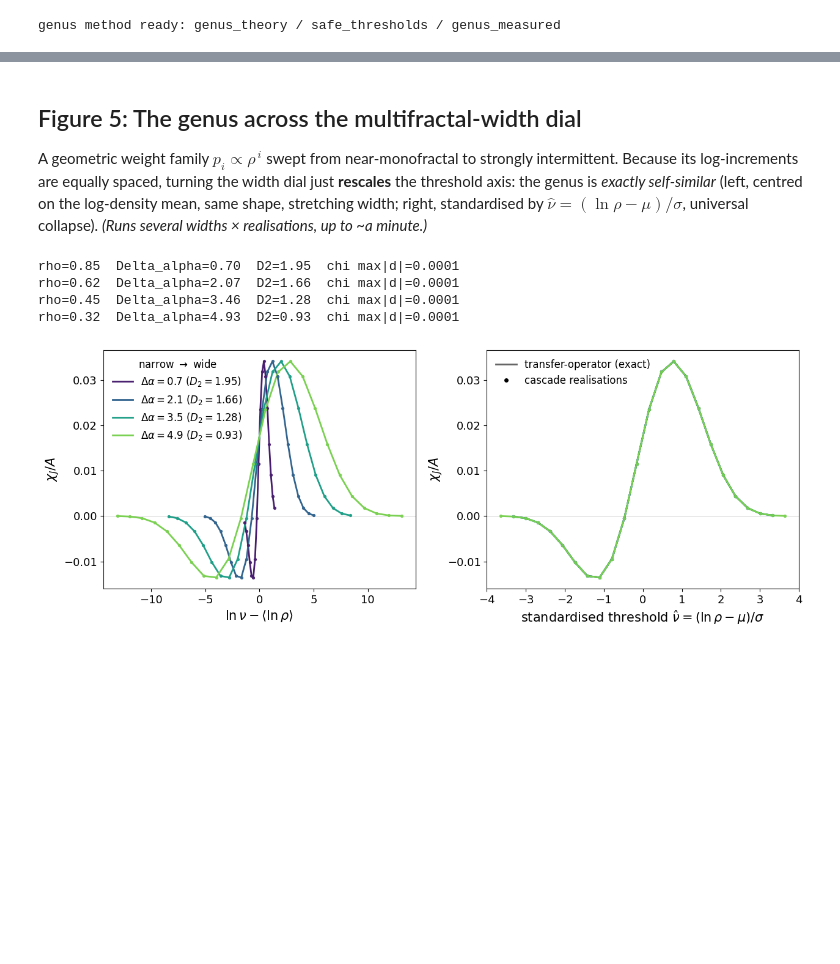
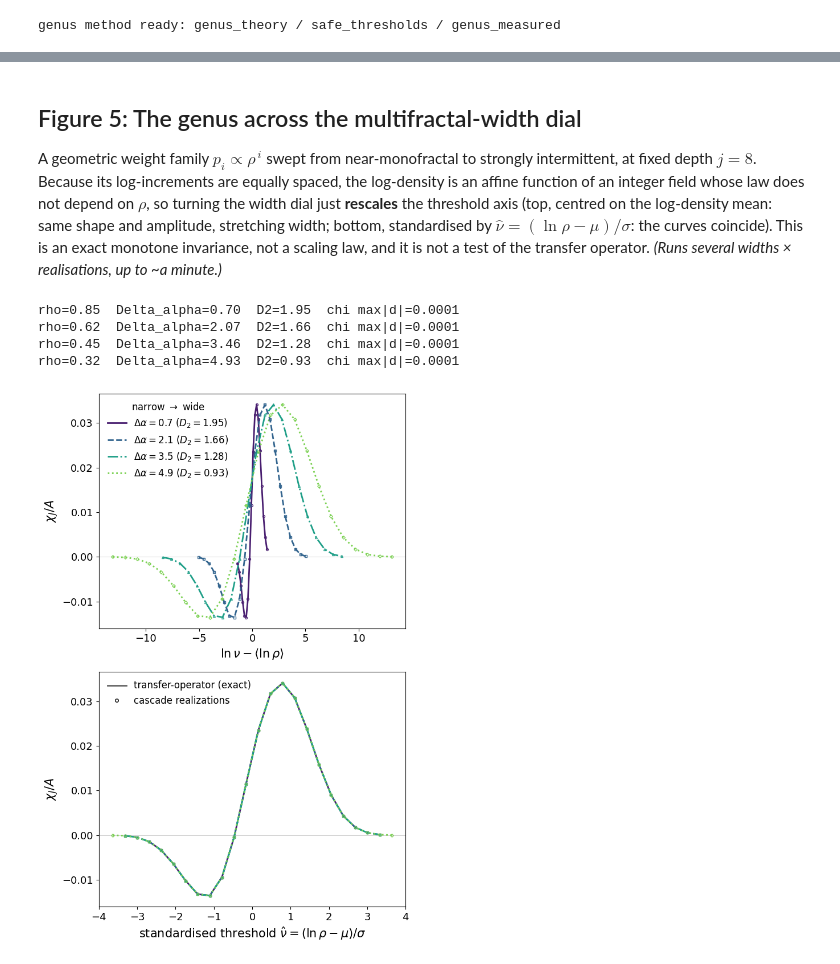
Before and after one commit to csabiu/multiplicative_cascade, a Jupyter notebook: paper1_figures.ipynb, the cells around one changed output, grey strips where cells are left out. Drawn from its saved outputs; the diff is of its cells as text; code cells hidden in the pictures; blank space fills up the shorter version.

```diff
--- a/paper1_figures.ipynb
+++ b/paper1_figures.ipynb
@@ -327,54 +394,58 @@ chi: max|theory-measured| = 0.0001  (mean 0.0000)
 ## Figure 5: The genus across the multifractal-width dial
 
 A geometric weight family $p_i\propto\rho^{\,i}$ swept from near-monofractal to strongly
-intermittent. Because its log-increments are equally spaced, turning the width dial just
-**rescales** the threshold axis: the genus is *exactly self-similar* (left, centred on the
-log-density mean, same shape, stretching width; right, standardised by
-$\hat\nu=(\ln\rho-\mu)/\sigma$, universal collapse). *(Runs several widths × realisations,
-up to ~a minute.)*
+intermittent, at fixed depth $j=8$. Because its log-increments are equally spaced, the
+log-density is an affine function of an integer field whose law does not depend on $\rho$,
+so turning the width dial just **rescales** the threshold axis (top, centred on the
+log-density mean: same shape and amplitude, stretching width; bottom, standardised by
+$\hat\nu=(\ln\rho-\mu)/\sigma$: the curves coincide). This is an exact monotone
+invariance, not a scaling law, and it is not a test of the transfer operator. *(Runs
+several widths × realisations, up to ~a minute.)*
 # %%
 def geom_weights(rho, n=4):
     p = rho ** np.arange(n); return p / p.sum()
 
 J = 8
 RHOS = [0.85, 0.62, 0.45, 0.32]
+# viridis is monotone in luminance (grayscale-safe); line styles + markers carry
+# the identification when the colors are gone
 colors = plt.cm.viridis(np.linspace(0.08, 0.80, len(RHOS)))
+lstyles = ["-", "--", "-.", ":"]
+markers = ["o", "s", "^", "D"]
 runs = []
 for rho in RHOS:
     w = geom_weights(rho)
     C = np.log(N * w)
     da = np.log2(w.max()/w.min()); D2 = -np.log2((w**2).sum())
     mu = J*C.mean(); sig = np.sqrt(J*C.var())
     thr = safe_thresholds(w, J, J*C.min()+0.5, J*C.max()-0.5, 55)
     A = genus_theory(w, J, thr); Mm = genus_measured(w, J, thr, nreal=60)
     runs.append(dict(da=da, D2=D2, mu=mu, sig=sig, thr=thr, A=A, M=Mm))
     print(f"rho={rho:.2f}  Delta_alpha={da:.2f}  D2={D2:.2f}  chi max|d|={np.abs(A['chi']-Mm['chi']).max():.4f}")
 
-fig, ax = plt.subplots(1, 2, figsize=(12.8, 4.9))
+fig, ax = plt.subplots(2, 1, figsize=(6.8, 10.0))
 a = ax[0]; a.axhline(0, color="0.8", lw=0.7)
-for run, col in zip(runs, colors):
+for run, col, ls, mk in zip(runs, colors, lstyles, markers):
     xc = run["thr"] - run["mu"]
-    a.plot(xc, run["A"]["chi"], "-", color=col, lw=2.0, label=fr"$\Delta\alpha={run['da']:.1f}$ ($D_2={run['D2']:.2f}$)")
-    a.errorbar(xc, run["M"]["chi"], yerr=run["M"]["chie"], fmt="o", color=col, ms=2.8, capsize=0, elinewidth=0.7, alpha=0.9)
+    a.plot(xc, run["A"]["chi"], ls, color=col, lw=2.0, label=fr"$\Delta\alpha={run['da']:.1f}$ ($D_2={run['D2']:.2f}$)")
+    a.errorbar(xc, run["M"]["chi"], yerr=run["M"]["chie"], fmt=mk, color=col, ms=2.8, mfc="none", capsize=0, elinewidth=0.7, alpha=0.9)
 a.set_xlabel(r"$\ln\nu - \langle\ln\rho\rangle$"); a.set_ylabel(r"$\chi_J/A$")
-#a.set_title(r"(a) genus across the width dial (centred)", loc="left", fontsize=10)
 a.legend(fontsize=12, frameon=False, title="narrow $\\to$ wide", title_fontsize=12, loc="upper left")
 b = ax[1]; b.axhline(0, color="0.8", lw=0.7)
-for run, col in zip(runs, colors):
+for run, col, ls, mk in zip(runs, colors, lstyles, markers):
     xs = (run["thr"] - run["mu"]) / run["sig"]
-    b.plot(xs, run["A"]["chi"], "-", color=col, lw=2.0)
-    b.errorbar(xs, run["M"]["chi"], yerr=run["M"]["chie"], fmt="o", color=col, ms=2.8, capsize=0, elinewidth=0.7, alpha=0.9)
+    b.plot(xs, run["A"]["chi"], ls, color=col, lw=2.0)
+    b.errorbar(xs, run["M"]["chi"], yerr=run["M"]["chie"], fmt=mk, color=col, ms=2.8, mfc="none", capsize=0, elinewidth=0.7, alpha=0.9)
 b.set_xlabel(r"standardised threshold $\hat\nu=(\ln\rho-\mu)/\sigma$"); b.set_ylabel(r"$\chi_J/A$")
-#b.set_title(r"(b) the same curves collapse under $\hat\nu$", loc="left", fontsize=10)
 b.plot([], [], "-", color="0.4", lw=2.0, label="transfer-operator (exact)")
-b.plot([], [], "o", color="k", ms=4, label="cascade realisations")
+b.plot([], [], "o", color="k", mfc="none", ms=4, label="cascade realizations")
 b.legend(fontsize=12, frameon=False, loc="upper left")
 fig.tight_layout()
 fig.savefig("figs/cascade_width_topology.pdf"); fig.savefig("figs/cascade_width_topology.png", dpi=150)
 plt.show()
 # %% [output]
 rho=0.85  Delta_alpha=0.70  D2=1.95  chi max|d|=0.0001
 rho=0.62  Delta_alpha=2.07  D2=1.66  chi max|d|=0.0001
 rho=0.45  Delta_alpha=3.46  D2=1.28  chi max|d|=0.0001
 rho=0.32  Delta_alpha=4.93  D2=0.93  chi max|d|=0.0001
-[figure, old version]
+[figure, new version]
```
Also changed, not shown: parts of 11 cells of this notebook, 1 other file.
